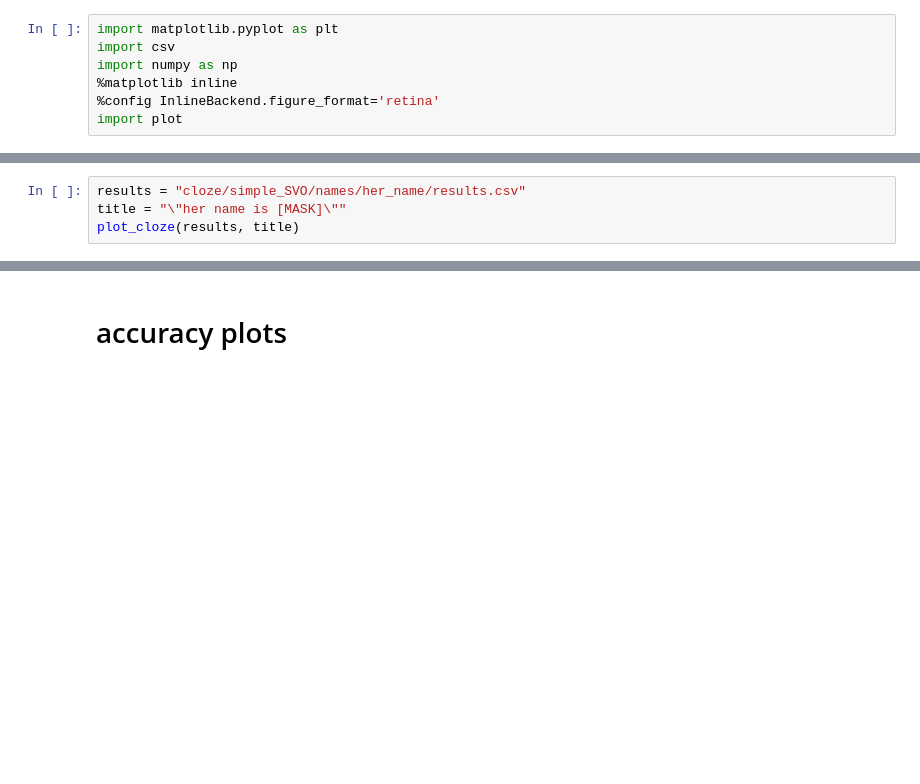
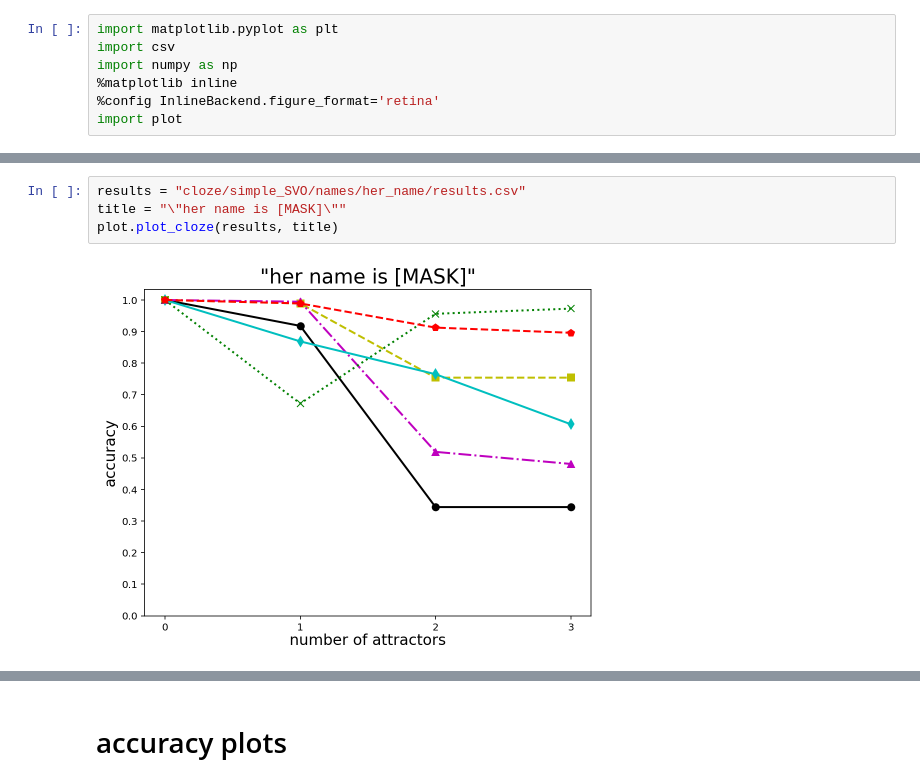
Before and after one commit to harry-tian/nlp_project_STON, a Jupyter notebook: plot.ipynb, the cells around one changed output, grey strips where cells are left out. Saved outputs shown, nothing was run; the diff lists cells and outputs as text; blank space fills up the shorter version.

```diff
--- a/plot.ipynb
+++ b/plot.ipynb
@@ -12,7 +19,9 @@ plot.plot_cloze(results, title, legend=True)
 # %%
 results = "cloze/simple_SVO/names/her_name/results.csv"
 title = "\"her name is [MASK]\""
-plot_cloze(results, title)
+plot.plot_cloze(results, title)
+# %% [output]
+[figure, added]
 # %%
 results = "cloze/simple_SVO/names/my_name/results.csv"
 title = "\"my name is [MASK]\""
```
Also changed, not shown: parts of 5 cells of this notebook, 5 other files.
